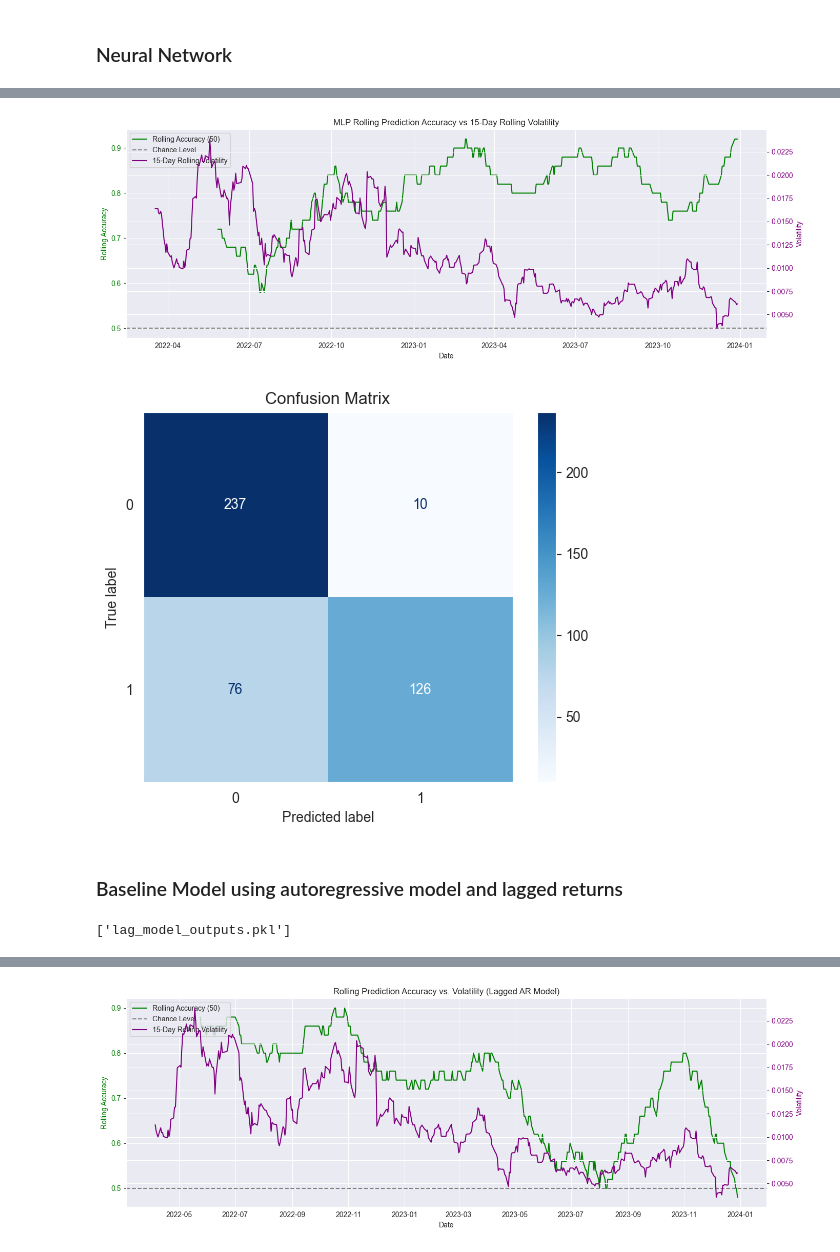
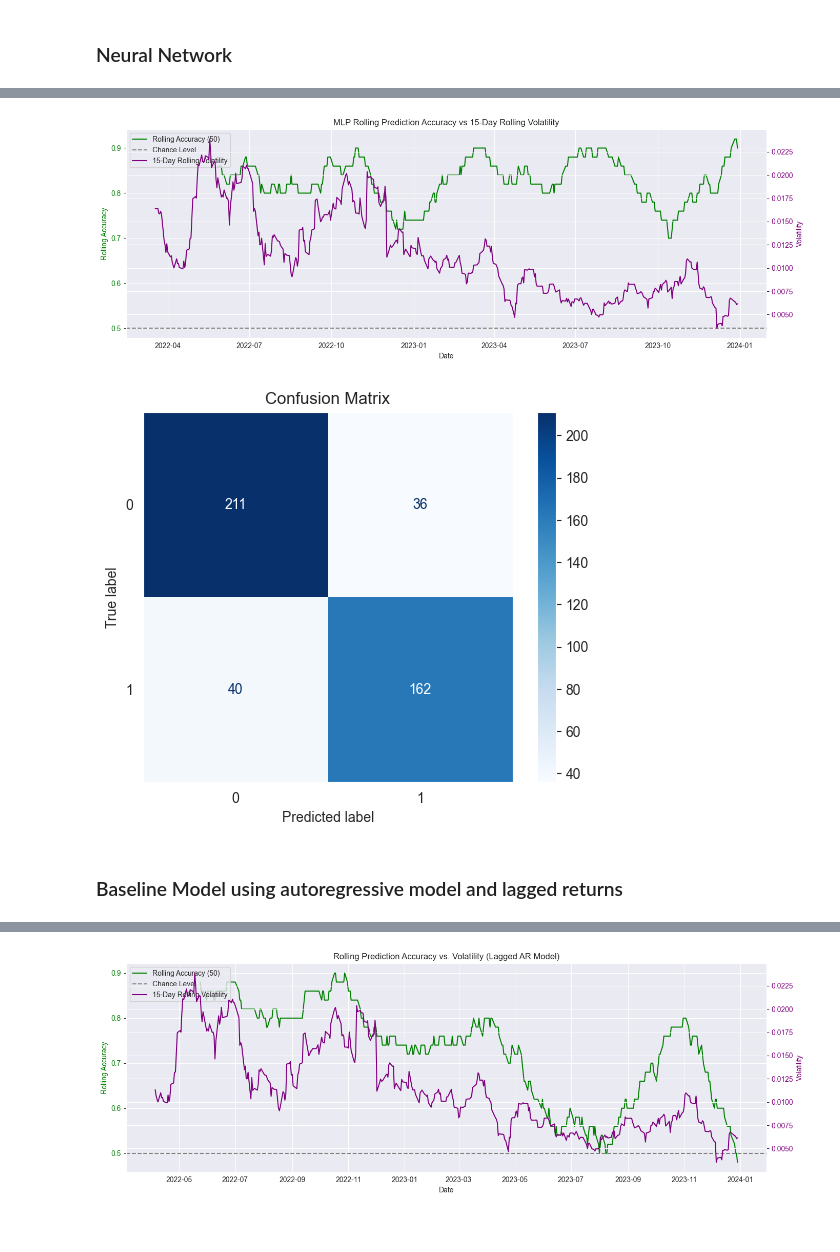
Before and after one commit to eliashuber2401/Machine-Learning-Project-Finance, a Jupyter notebook: Project main/Predictor - copy.ipynb, the cells around one changed output, grey strips where cells are left out. Saved outputs shown, nothing was run; the diff lists cells and outputs as text; code cells hidden in the pictures.

```diff
--- a/Project main/Predictor - copy.ipynb
+++ b/Project main/Predictor - copy.ipynb
@@ -242,11 +236,10 @@ joblib.dump((model_regression, metrics_history, X_test, Y_test, X, df), "regress
 # %%
-model_regression, metrics_history, X_test, Y_test, X_full, df = joblib.load("regression_model_outputs.pkl")
 # Plot learning curve
 fig, ax = plt.subplots()
-ax.plot(range(len(metrics_history['MSE'])), metrics_history['MSE'], label='MSE')
+ax.plot(range(len(metrics_history_regression['MSE'])), metrics_history_regression['MSE'], label='MSE')
 ax.set_ylabel('Loss value')
 ax2 = ax.twinx()
-ax2.plot(range(len(metrics_history['accuracy'])), metrics_history['accuracy'], color='orange', label='Accuracy')
+ax2.plot(range(len(metrics_history_regression['accuracy'])), metrics_history_regression['accuracy'], color='orange', label='Accuracy')
 ax2.set_ylabel('Accuracy')
 ax.set_xlabel('Epoch')
 plt.title('Learning curve')
@@ -256,8 +249,8 @@ plt.grid()
 plt.show()
 
 # Evaluation
-print(f'The final train accuracy: {metrics_history["accuracy"][-1]:.2f}%')
-print(f'Test accuracy: {accuracy_reg(model_regression.decision_function(X_test), Y_test):.2f}%')
+print(f'The final train accuracy: {metrics_history_regression["accuracy"][-1]:.2f}%')
+print(f'Test accuracy: {accuracy_regression(model_regression.decision_function(X_01_test), Y_01_test):.2f}%')
 # %% [output]
 [figure]
 The final train accuracy: 81.68%
@@ -495,13 +460,6 @@ Test accuracy sigma 1: 74.3875, Train accuracy: 82.9621
 # %% [markdown]
 ### Neural Network
 # %%
-X, Y, X_train, Y_train, X_test, Y_test = return_data(df,target_type='Target_-1',train_frac=.8)
-X = min_max(X)
-X_train = min_max(X_train)
-X_test = min_max(X_test)
-
-Y, Y_train, Y_test = labels_encoding(Y), labels_encoding(Y_train), labels_encoding(Y_test)
-
 metrics_dict = {
     "accuracy": accuracy,
     "loss": mean_squared_error
@@ -510,9 +468,7 @@ metrics_dict = {
 
 optimizer = GDOptimizer(learning_rate=1)
 
-model = MLP(widths=[14, 64,32, 2], optimizer=optimizer, activation='ReLU', output_activation='Linear', loss='MSE')
+model_nn = MLP(widths=[14, 64,32, 2], optimizer=optimizer, activation='ReLU', output_activation='Linear', loss='MSE')
 
-metrics_history = model.fit(X_train, Y_train, num_epochs=15000, batch_size=len(X_train), compute_metrics=True,
+metrics_history_nn = model_nn.fit(X_1_train, Y_ec_train, num_epochs=15000, batch_size=len(X_1_train), compute_metrics=True,
                             metrics_dict=metrics_dict)
-
-joblib.dump((model, metrics_history, X_test, Y_test, X, df), "mlp_model_outputs.pkl")
@@ -544,15 +497,13 @@ Test accuracy: 80.8%
 # %%
-# Load model and data
-model, metrics_history, X_test, Y_test, X_full, df = joblib.load("mlp_model_outputs.pkl")
-Y_pred = model(X_test)
+Y_pred = model_nn(X_1_test)
 
 # Convert predictions to class labels
 if Y_pred.ndim == 1 or Y_pred.shape[1] == 1:
     Y_pred_labels = (Y_pred > 0).astype(int).flatten()
-    Y_true_labels = Y_test.flatten() if Y_test.ndim == 1 else Y_test.argmax(axis=1)
+    Y_true_labels = Y_ec_test.flatten() if Y_ec_test.ndim == 1 else Y_ec_test.argmax(axis=1)
 else:
     Y_pred_labels = np.argmax(Y_pred, axis=1)
-    Y_true_labels = np.argmax(Y_test, axis=1)
+    Y_true_labels = np.argmax(Y_ec_test, axis=1)
 
 # --- Rebuild full dataframe with technical indicators ---
 df_copy = df.copy()
@@ -567,7 +518,7 @@ df_copy = df_copy.reset_index()
 df_copy.dropna(inplace=True)
 
 # --- Build Accuracy DataFrame ---
-test_dates = df_copy['Date'].iloc[-len(X_test):].values
+test_dates = df_copy['Date'].iloc[-len(X_1_test):].values
 results_df = pd.DataFrame({
     'Date': test_dates,
     'True': Y_true_labels,
@@ -581,9 +532,9 @@ df_copy['Daily_Return'] = df_copy['Close'].pct_change()
 df_copy['Volatility_15d'] = df_copy['Daily_Return'].rolling(window=15).std()
 
 # Align with test set
-vol_series = df_copy['Volatility_15d'].iloc[-len(X_full):].values
-date_series = df_copy['Date'].iloc[-len(X_full):].values
-split_idx = int(len(X_full) * 0.8)
+vol_series = df_copy['Volatility_15d'].iloc[-len(X_1):].values
+date_series = df_copy['Date'].iloc[-len(X_1):].values
+split_idx = int(len(X_1) * 0.8)
 vol_test = vol_series[split_idx:]
 vol_dates = date_series[split_idx:]
 
@@ -616,53 +567,48 @@ ax1.legend(lines_1 + lines_2, labels_1 + labels_2, loc='upper left')
 
 plt.show()
 # %% [output]
-[figure, old version]
+[figure, new version]
 # %%
-model, metrics_history, X_test, Y_test, X_full, df = joblib.load("mlp_model_outputs.pkl")
-Y_pred = model(X_test)
+Y_pred = model_nn(X_1_test)
 # Convert predicted outputs to class labels
 if Y_pred.ndim == 1 or Y_pred.shape[1] == 1:
     Y_pred_labels = (Y_pred > 0).astype(int).flatten()
-    Y_true_labels = Y_test.flatten() if Y_test.ndim == 1 else Y_test.argmax(axis=1)
+    Y_true_labels = Y_ec_test.flatten() if Y_ec_test.ndim == 1 else Y_ec_test.argmax(axis=1)
 else:
     # Multiclass (e.g. shape [n_samples, 2])
     Y_pred_labels = np.argmax(Y_pred, axis=1)
-    Y_true_labels = np.argmax(Y_test, axis=1)
+    Y_true_labels = np.argmax(Y_ec_test, axis=1)
 # Compute and display the confusion matrix
 cm = confusion_matrix(Y_true_labels, Y_pred_labels)
 disp = ConfusionMatrixDisplay(confusion_matrix=cm, display_labels=[0, 1])
 disp.plot(cmap='Blues', values_format='d')
 plt.title('Confusion Matrix')
 plt.grid(False)
 plt.show()
 # %% [output]
-[figure, old version]
+[figure, new version]
 # %% [markdown]
 ### Baseline Model using autoregressive model and lagged returns
 # %%
-X, Y, X_train, Y_train, X_test, Y_test = return_data(df,target_type='Target_01',train_frac=.8,features = 'lagged')
-X = min_max(X)
-X_train = min_max(X_train)
-X_test = min_max(X_test)
-w = [0] * X.shape[1]
+X_lag, Y_lag, X_lag_train, Y_lag_train, X_lag_test, Y_lag_test = return_data(df,target_type='Target_01',train_frac=.8,features = 'lagged')
+X_lag = min_max(X_lag)
+X_lag_train = min_max(X_lag_train)
+X_lag_test = min_max(X_lag_test)
+w = [0] * X_lag.shape[1]
 b = 0
 optimizer = GDOptimizer(learning_rate=1e-2)
 
 accuracy_lag = lambda y_true, y_pred: binary_accuracy(y_true, y_pred, class_labels=[0, 1])
 metrics_dict = {'accuracy': accuracy_lag, 'MSE': mean_squared_error}
 
-model = LinearRegression(w, b, optimizer)
+model_lag = LinearRegression(w, b, optimizer)
 
-metrics_history = model.fit(
-    X_train, Y_train,
+metrics_history_lag = model_lag.fit(
+    X_lag_train, Y_lag_train,
     num_epochs=20000,
-    batch_size=len(X_train),
+    batch_size=len(X_lag_train),
     compute_metrics=True,
     metrics_dict=metrics_dict
 )
-
-joblib.dump((model, metrics_history, X_test, Y_test, X, df), "lag_model_outputs.pkl")
-# %% [output]
-['lag_model_outputs.pkl']
 # %%
 # Plot metrics
```
Also changed, not shown: parts of 19 cells of this notebook.
